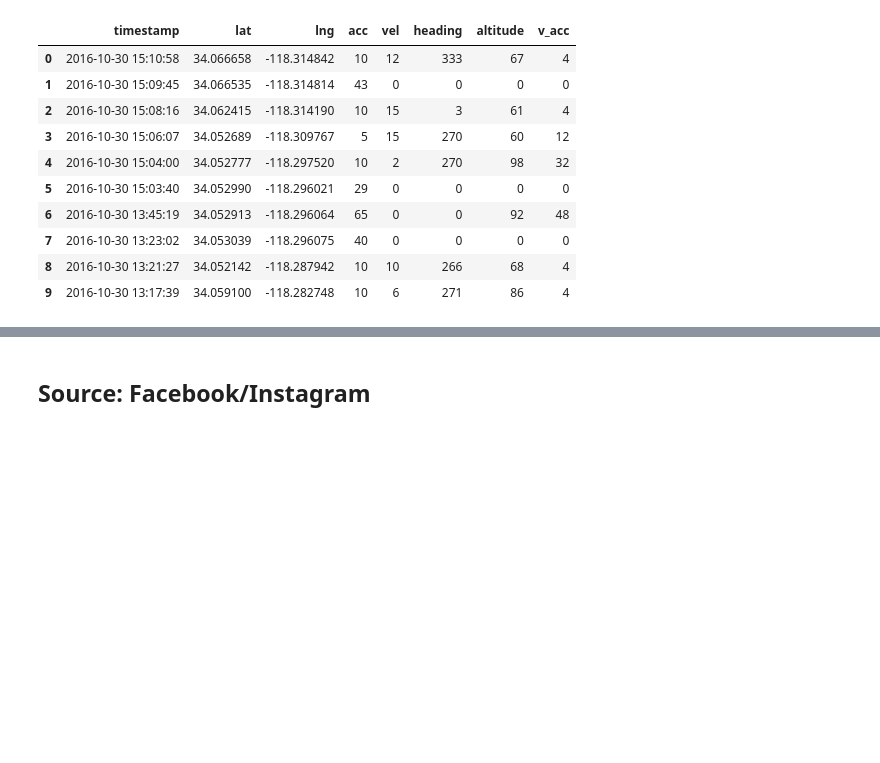
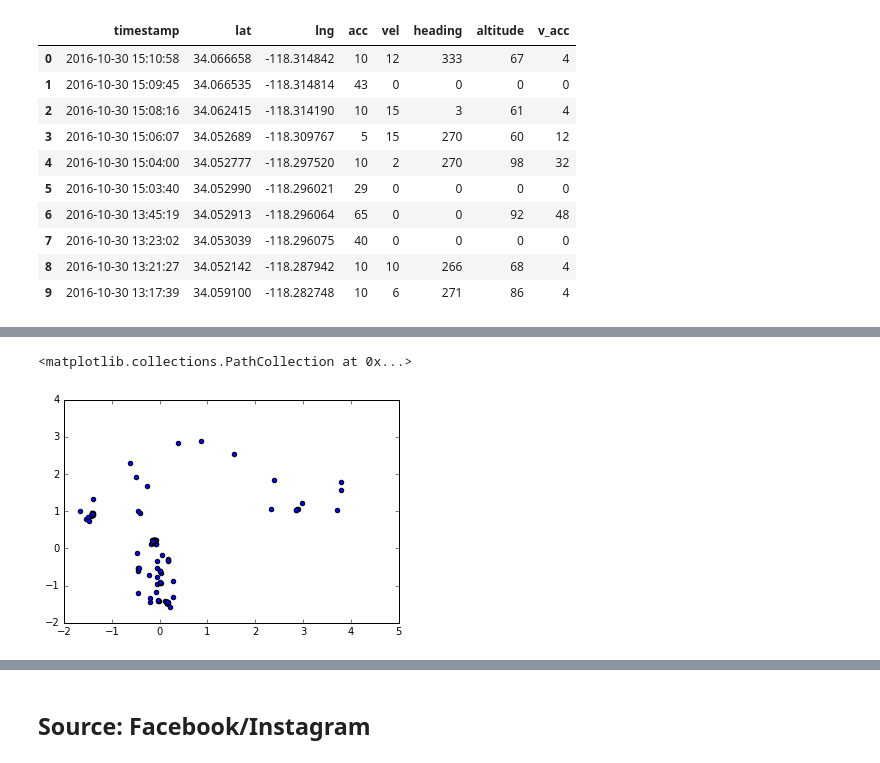
Before and after one commit to aaronk313/dsi, a Jupyter notebook: Project_sg1.ipynb, the cells around one changed output, grey strips where cells are left out. Drawn from its saved outputs; the diff is of its cells as text; code cells hidden in the pictures; blank space fills up the shorter version.

```diff
--- a/Project_sg1.ipynb
+++ b/Project_sg1.ipynb
@@ -246,0 +286,8 @@ Based on the following degree precision information (Source: Wikipedia, https://
+# %%
+X_scaled = preprocessing.scale(X)
+y_scaled = preprocessing.scale(y)
+# %%
+plt.scatter(X_scaled, y_scaled)
+# %% [output]
+<matplotlib.collections.PathCollection at 0x...>
+[figure, added]
```
Also changed, not shown: parts of 56 cells of this notebook, 4 other files.
